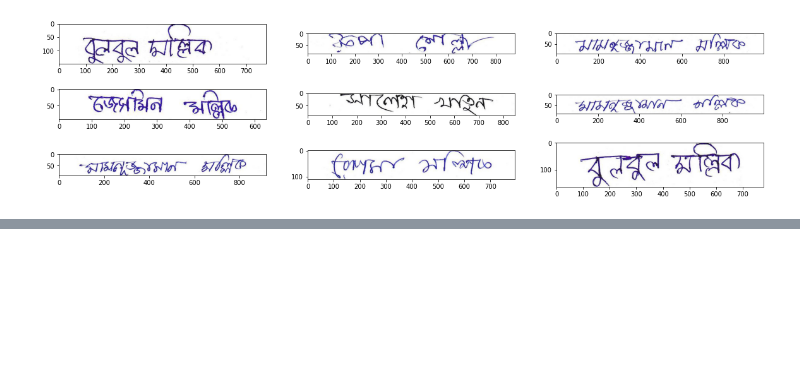
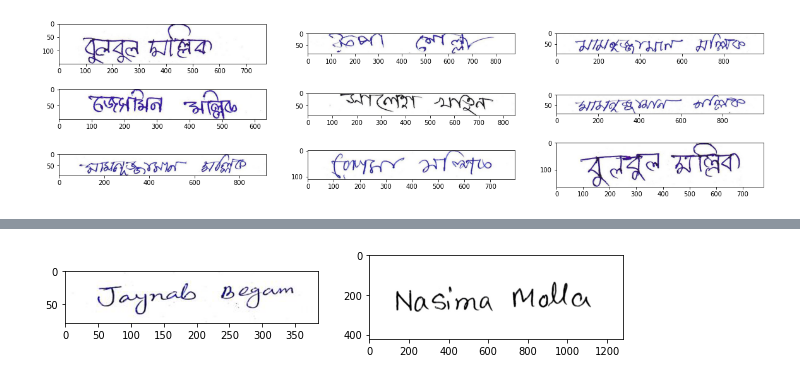
Before and after one commit to NahinBanu/SignDetection, a Jupyter notebook: Experimental_notebook.ipynb, the cells around one changed output, grey strips where cells are left out. Saved outputs shown, nothing was run; the diff lists cells and outputs as text; code cells hidden in the pictures; blank space fills up the shorter version.

```diff
--- a/Experimental_notebook.ipynb
+++ b/Experimental_notebook.ipynb
@@ -40,16 +40,16 @@ plt.imshow(images[104])
 <matplotlib.image.AxesImage at 0x...>
 [figure]
 # %%
-def show_image(imageList, i, num_rows=2, num_cols=2, axis_off=True, figsize=(10, 5)):
-    x = 1
-    plt.figure(figsize=figsize)
-    while (x <= num_rows*num_cols):
-        plt.subplot(num_rows, num_cols, x)
-        plt.imshow(imageList[i])
-        if axis_off:
-            plt.axis("off")
-        x+=1
-        i+=1
+# def show_image(imageList, i, num_rows=2, num_cols=2, axis_off=True, figsize=(10, 5)):
+#     x = 1
+#     plt.figure(figsize=figsize)
+#     while (x <= num_rows*num_cols):
+#         plt.subplot(num_rows, num_cols, x)
+#         plt.imshow(imageList[i])
+#         if axis_off:
+#             plt.axis("off")
+#         x+=1
+#         i+=1
 # %%
 show_image(images, 100, num_rows=3, num_cols=3, figsize=(20, 5), axis_off=False)
 # %% [output]
@@ -56,0 +74,8 @@ show_image(images, 100, num_rows=3, num_cols=3, figsize=(20, 5), axis_off=False)
+# %%
+im_j = plt.imread("./jainab_forge1.jpeg")
+im_n = plt.imread("./nahin-nasima.jpeg")
+
+imgList = [im_j, im_n]
+show_image(imgList, 0, num_rows=1, num_cols=2, axis_off=False)
+# %% [output]
+[figure, added]
```
Also changed, not shown: parts of 10 cells of this notebook, 2 other files.
